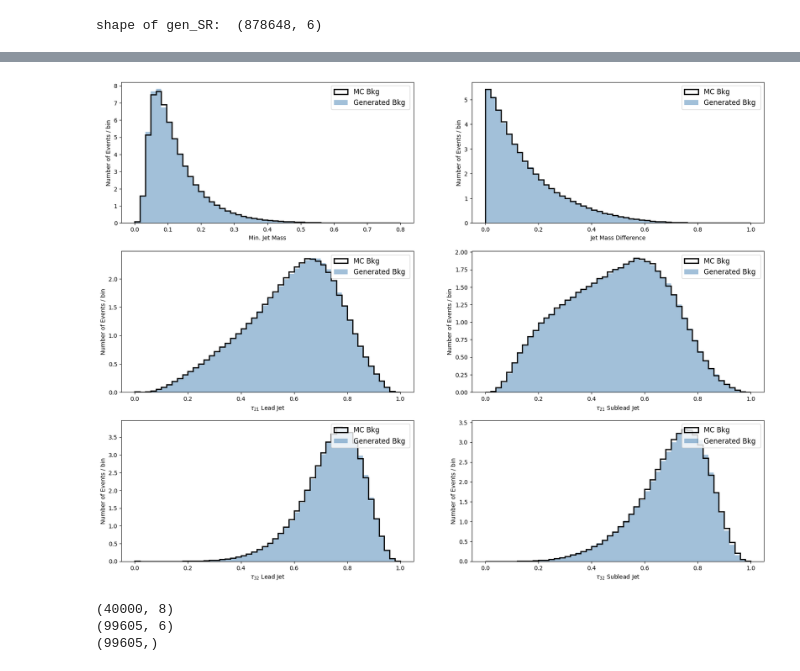
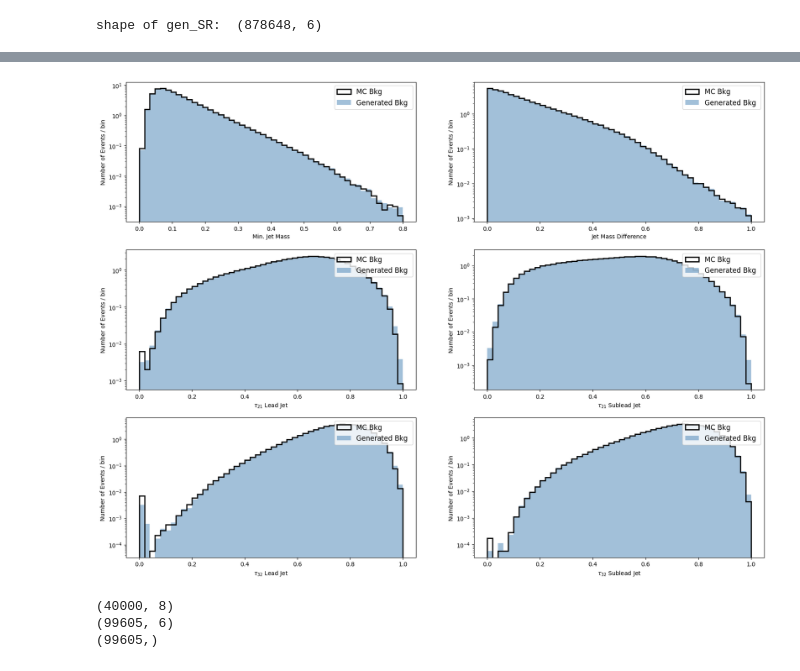
Before and after one commit to elhamekhoda/GAAnoDe, a Jupyter notebook: train_cvae.ipynb, the cells around one changed output, grey strips where cells are left out. Cells and saved outputs as stored; diff of their text form; code cells hidden in the pictures.

```diff
--- a/train_cvae.ipynb
+++ b/train_cvae.ipynb
@@ -194,27 +194,27 @@ print(weights.shape)
 (878648,)
 # %%
 
-# Compute the histogram and bin edges
-hist, bin_edges = np.histogram(cond_data, bins=100)
-hist = np.where(hist == 0, 1, hist)
+# # Compute the histogram and bin edges
+# hist, bin_edges = np.histogram(cond_data, bins=100)
+# hist = np.where(hist == 0, 1, hist)
 
-# Compute the bin widths
-bin_widths = bin_edges[1:] - bin_edges[:-1]
-# Compute the desired bin height
-bin_height = 1.0
+# # Compute the bin widths
+# bin_widths = bin_edges[1:] - bin_edges[:-1]
+# # Compute the desired bin height
+# bin_height = 1.0
 
-# Compute the bin weights
-bin_weights = bin_height / (hist * bin_widths)
+# # Compute the bin weights
+# bin_weights = bin_height / (hist * bin_widths)
 
-# assing the proper weight to each element of cond_data based on which bin it falls into
-weights = np.ones(len(cond_data))
-for i in range(len(cond_data)):
-    for j in range(len(bin_edges)-1):
-        if cond_data[i] >= bin_edges[j] and cond_data[i] < bin_edges[j+1]:
-            weights[i] = bin_weights[j]
-            break
+# # assing the proper weight to each element of cond_data based on which bin it falls into
+# weights = np.ones(len(cond_data))
+# for i in range(len(cond_data)):
+#     for j in range(len(bin_edges)-1):
+#         if cond_data[i] >= bin_edges[j] and cond_data[i] < bin_edges[j+1]:
+#             weights[i] = bin_weights[j]
+#             break
 
-print(weights.shape)
+# print(weights.shape)
 # %% [output]
 (878648,)
 # %%
@@ -435,8 +429,8 @@ epochs_1 = 100
 # epochs_2 = 120
 # %%
 #note: min-max norm is present in all version
-folder_name = "cVAEz6_04-25-2023_v2_unweighted/"
-comd = "mkdir -p "+"/global/u2/a/agarabag/cscratch/GAEA/outputs/models/"+folder_name
+folder_name = "cVAEz6_04-25-2023_v2/"
+comd = "mkdir -p "+"/global/u2/a/agarabag/pscratch/GAEA/outputs/models/"+folder_name
 os.system(comd)
 # %% [output]
 0
@@ -937,9 +912,9 @@ plt.show()
 # %%
 gen_SB = new_events
 # %%
-fake_vs_real([gen_SB],[og_data],0,[""])
+fake_vs_real([gen_SB],[og_data],1,[""])
 # %% [output]
-[figure, old version]
+[figure, new version]
 # %%
 innerdata_train = np.load("/global/u2/a/agarabag/pscratch/GAEA/data/preprocessed_data_6var_more_training_data/innerdata_train_6var.npy")
 innerdata_test = np.load("/global/u2/a/agarabag/pscratch/GAEA/data/preprocessed_data_6var_more_training_data/innerdata_test_6var.npy")
```
Also changed, not shown: parts of 21 cells of this notebook, 1 other file.
